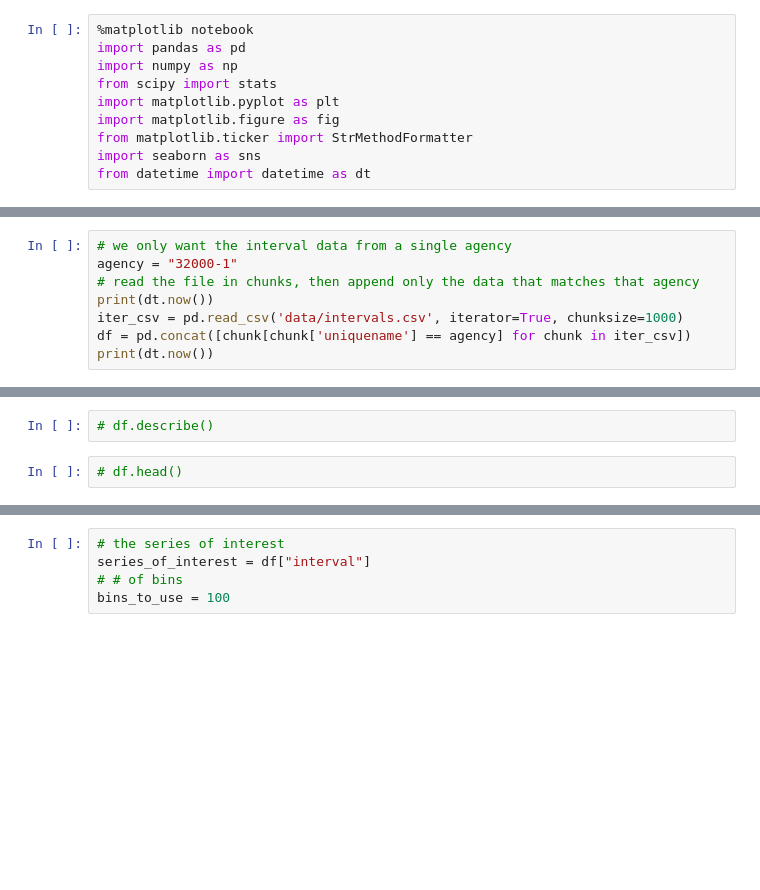
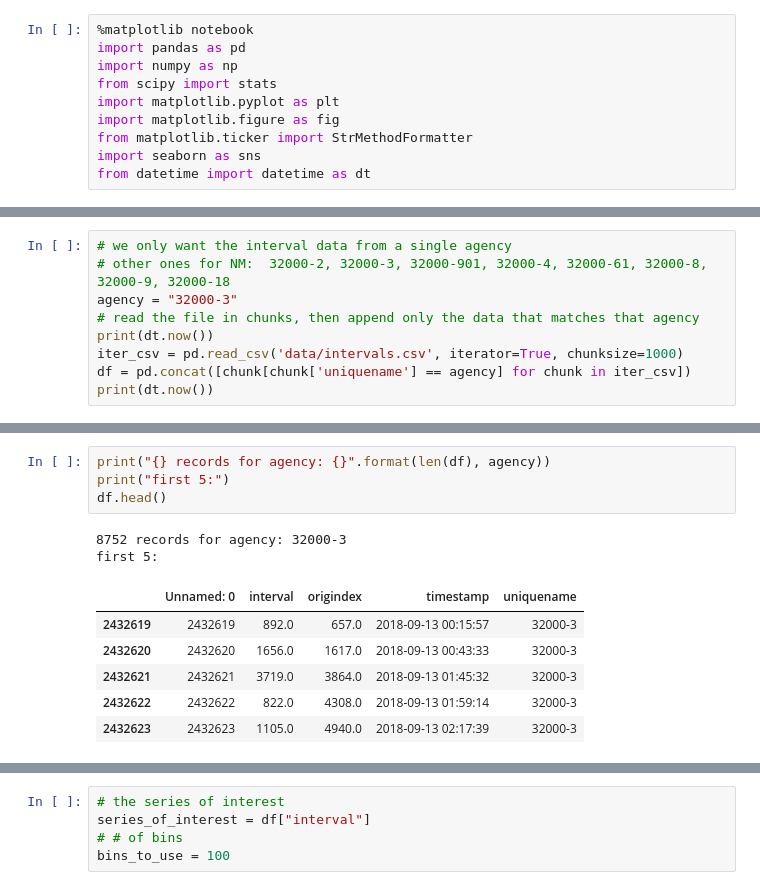
Before and after one commit to davecampbell/data-feeds-analysis, a Jupyter notebook: display_agency_histogram.ipynb, the cells around one changed output, grey strips where cells are left out. Drawn from its saved outputs; the diff is of its cells as text; blank space fills up the shorter version.

Commit message:
more stats per agency

```diff
--- a/display_agency_histogram.ipynb
+++ b/display_agency_histogram.ipynb
@@ -14,6 +11,7 @@ from datetime import datetime as dt
 # %%
 # we only want the interval data from a single agency
-agency = "32000-1"
+# other ones for NM:  32000-2, 32000-3, 32000-901, 32000-4, 32000-61, 32000-8, 32000-9, 32000-18
+agency = "32000-3"
 # read the file in chunks, then append only the data that matches that agency
 print(dt.now())
 iter_csv = pd.read_csv('data/intervals.csv', iterator=True, chunksize=1000)
@@ -25,4 +23,13 @@ print(dt.now())
-# %%
-# df.describe()
-# %%
-# df.head()
+# %%
+print("{} records for agency: {}".format(len(df), agency))
+print("first 5:")
+df.head()
+# %% [output]
+8752 records for agency: 32000-3
+first 5:
+|  | Unnamed: 0 | interval | origindex | timestamp | uniquename |
+| 2432619 | 2432619 | 892.0 | 657.0 | 2018-09-13 00:15:57 | 32000-3 |
+| 2432620 | 2432620 | 1656.0 | 1617.0 | 2018-09-13 00:43:33 | 32000-3 |
+| 2432621 | 2432621 | 3719.0 | 3864.0 | 2018-09-13 01:45:32 | 32000-3 |
+| 2432622 | 2432622 | 822.0 | 4308.0 | 2018-09-13 01:59:14 | 32000-3 |
+| 2432623 | 2432623 | 1105.0 | 4940.0 | 2018-09-13 02:17:39 | 32000-3 |
```
Also changed, not shown: parts of 11 cells of this notebook, 3 other files.
